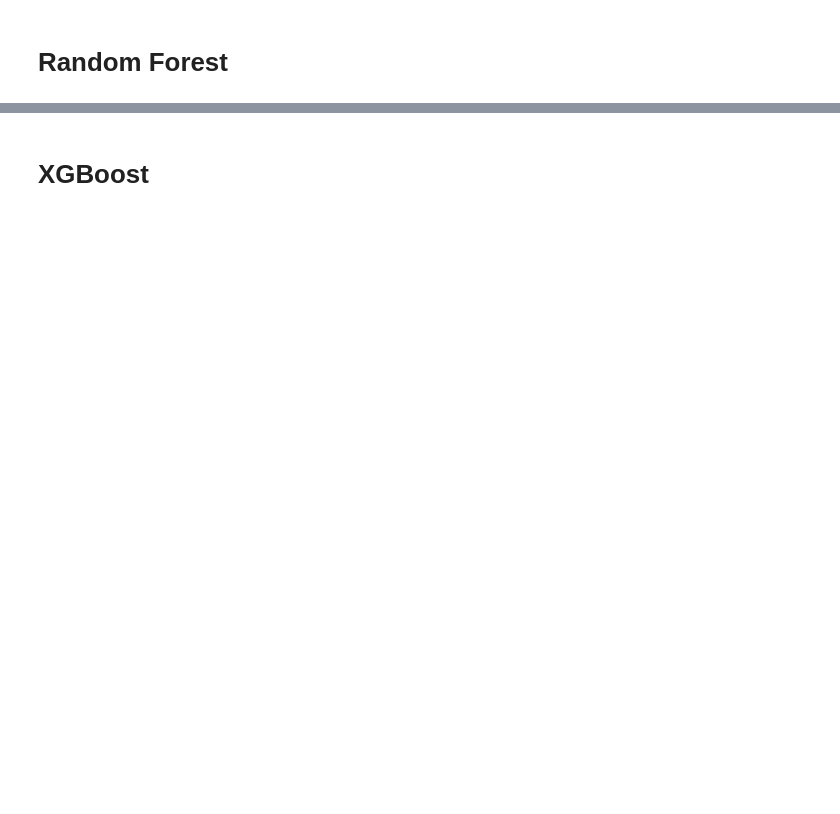
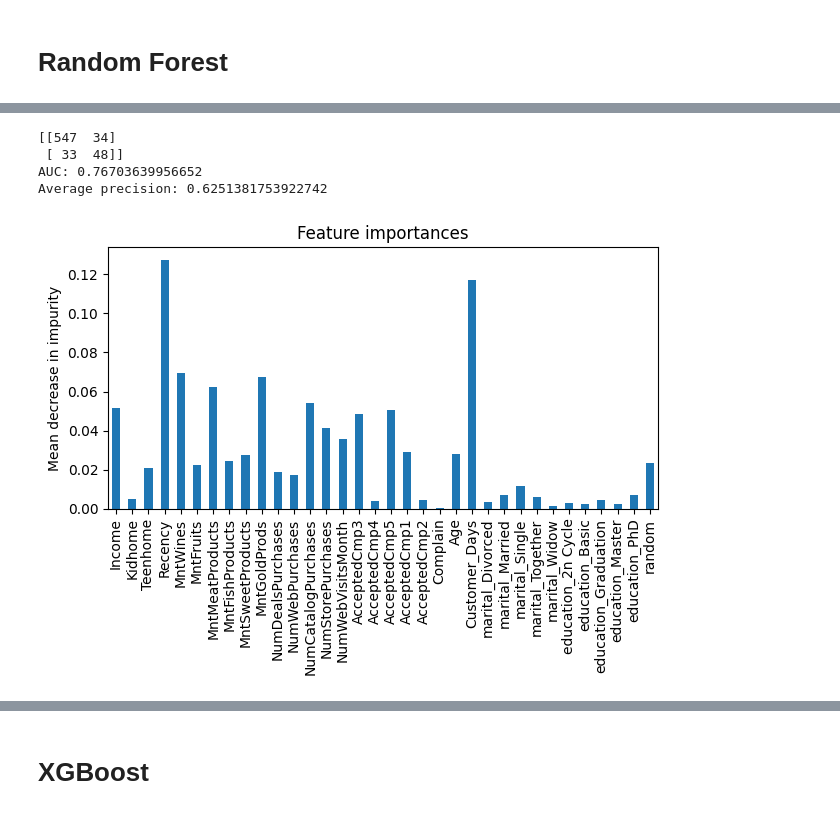
Before and after one commit to mariejbennett/customer-market-analysis, a Jupyter notebook: response_prediction.ipynb, the cells around one changed output, grey strips where cells are left out. Saved outputs shown, nothing was run; the diff lists cells and outputs as text; code cells hidden in the pictures; blank space fills up the shorter version.

Commit message:
Prediction Adjustments

```diff
--- a/response_prediction.ipynb
+++ b/response_prediction.ipynb
@@ -68,2 +73,22 @@ print(f'Accuracy with k={k}:', accuracy_score(y_test, knn_pred)*100)
 # %% [markdown]
 # Random Forest
+# %%
+# initialize the random forest classifier
+rf = RandomForestClassifier(random_state = 12345)
+
+# define a list of possible hyperparameter values
+param_grid = {
+    'bootstrap': [True],
+    'class_weight': ['balanced'],
+    'max_depth': [7, 8, 9, 10, 11, 12],
+    'max_features': [11],
+    'min_samples_split': [6],
+    'n_estimators': [100]
+}
+
+# perform grid serach with cross-validation
+grid_search = GridSearchCV(estimator = rf, param_grid = param_grid, cv = 10)
+grid_search.fit(X_train, y_train)
+
+# print the best hyperparameter values
+print(grid_search.best_params_)
@@ -70 +97,60 @@ print(f'Accuracy with k={k}:', accuracy_score(y_test, knn_pred)*100)
+# %%
+# define the model with the best hyperparameters
+rf = RandomForestClassifier(bootstrap = True,
+                            class_weight = 'balanced',
+                            max_depth = 8,
+                            max_features = 11,
+                            min_samples_split = 6,
+                            n_estimators = 100,
+                            random_state = 12345)
+rf.fit(X_train, y_train)
+
+# predict on the test data
+y_pred = rf.predict(X_test)
+
+# get confusion matrix values
+tn, fp, fn, tp = confusion_matrix(y_test, y_pred).ravel()
+
+# get values of positive class
+y_scores = rf.predict_proba(X_test)[:, 1]
+
+# print performance metrics
+print(confusion_matrix(y_test, y_pred))
+print('AUC:', roc_auc_score(y_test, y_pred))
+print('Average precision:', average_precision_score(y_test, y_scores))
+# %% [output]
+[[547  34]
+ [ 33  48]]
+AUC: 0.76703639956652
+Average precision: 0.6251381753922742
+# %%
+# variable selection (random variable method)
+
+# copy the training data and add a random variable
+X_train_r = X_train.copy()
+X_train_r['random'] = np.random.normal(0, 1, 1543)
+
+# build the random forest model with the random variable
+rf_random = RandomForestClassifier(bootstrap = True,
+                                   class_weight = 'balanced',
+                                   max_depth = 8,
+                                   max_features = 11,
+                                   min_samples_split = 6,
+                                   n_estimators = 100,
+                                   random_state = 12345)
+rf_random.fit(X_train_r, y_train)
+
+# save the importance metrics into an object
+rf_importances = pd.Series(rf_random.feature_importances_, index = rf_random.feature_names_in_)
+
+# plot the importance metrics
+fig, ax = plt.subplots()
+rf_importances.plot.bar(ax = ax)
+ax.set_title("Feature importances")
+ax.set_ylabel("Mean decrease in impurity")
+fig.tight_layout()
+
+plt.show()
+# %% [output]
+[figure, added]
 # %%
```
Also changed, not shown: parts of 25 cells of this notebook.
